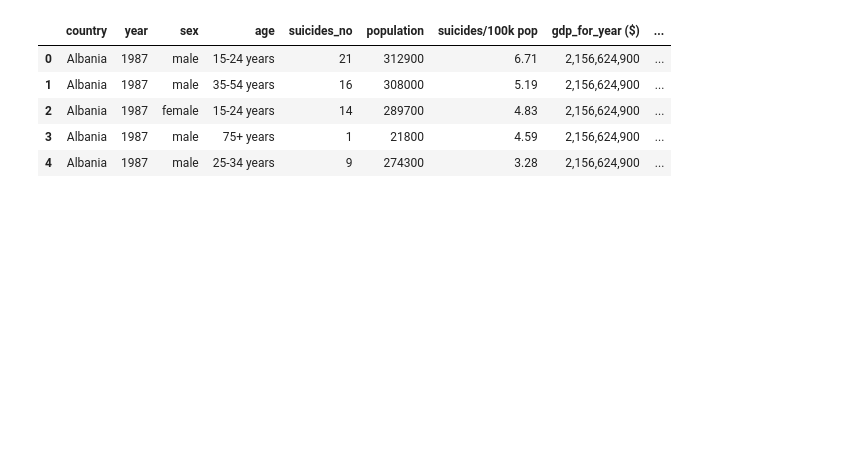
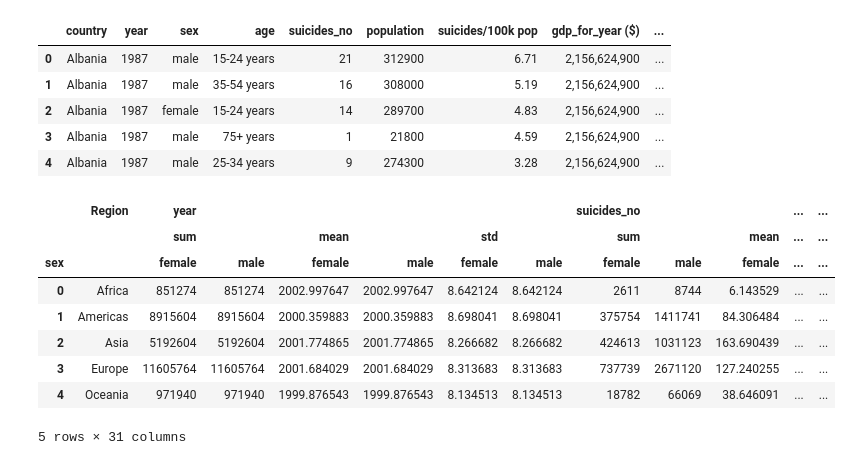
Before and after one commit to jmolins89/project-pipeline, a Jupyter notebook: src/Untitled.ipynb, the cells around one changed output. Drawn from its saved outputs; the diff is of its cells as text; code cells hidden in the pictures; blank space fills up the shorter version.

```diff
--- a/src/Untitled.ipynb
+++ b/src/Untitled.ipynb
@@ -328,3 +327,16 @@ data_clean.head()
 | 2 | Albania | 1987 | female | 15-24 years | 14 | 289700 | 4.83 | 2,156,624,900 | ... |
 | 3 | Albania | 1987 | male | 75+ years | 1 | 21800 | 4.59 | 2,156,624,900 | ... |
 | 4 | Albania | 1987 | male | 25-34 years | 9 | 274300 | 3.28 | 2,156,624,900 | ... |
+# %%
+df3 = data_clean.groupby(['sex','Region']).agg(['sum','mean','std']).unstack(level=0).reset_index()#.reset_index()
+df3.head()
+# %% [output]
+|  | Region | year |  |  |  |  |  | suicides_no |  |  | ... | ... |
+|  |  | sum |  | mean |  | std |  | sum |  | mean | ... | ... |
+| sex |  | female | male | female | male | female | male | female | male | female | ... | ... |
+| 0 | Africa | 851274 | 851274 | 2002.997647 | 2002.997647 | 8.642124 | 8.642124 | 2611 | 8744 | 6.143529 | ... | ... |
+| 1 | Americas | 8915604 | 8915604 | 2000.359883 | 2000.359883 | 8.698041 | 8.698041 | 375754 | 1411741 | 84.306484 | ... | ... |
+| 2 | Asia | 5192604 | 5192604 | 2001.774865 | 2001.774865 | 8.266682 | 8.266682 | 424613 | 1031123 | 163.690439 | ... | ... |
+| 3 | Europe | 11605764 | 11605764 | 2001.684029 | 2001.684029 | 8.313683 | 8.313683 | 737739 | 2671120 | 127.240255 | ... | ... |
+| 4 | Oceania | 971940 | 971940 | 1999.876543 | 1999.876543 | 8.134513 | 8.134513 | 18782 | 66069 | 38.646091 | ... | ... |
+5 rows × 31 columns
```
Also changed, not shown: parts of 6 cells of this notebook, 9 other files.
